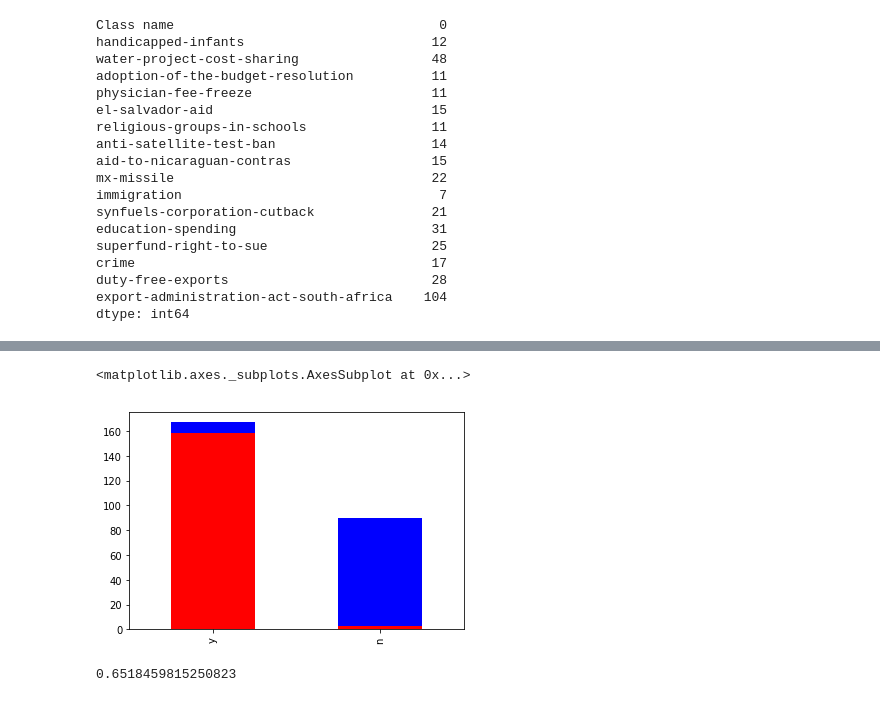
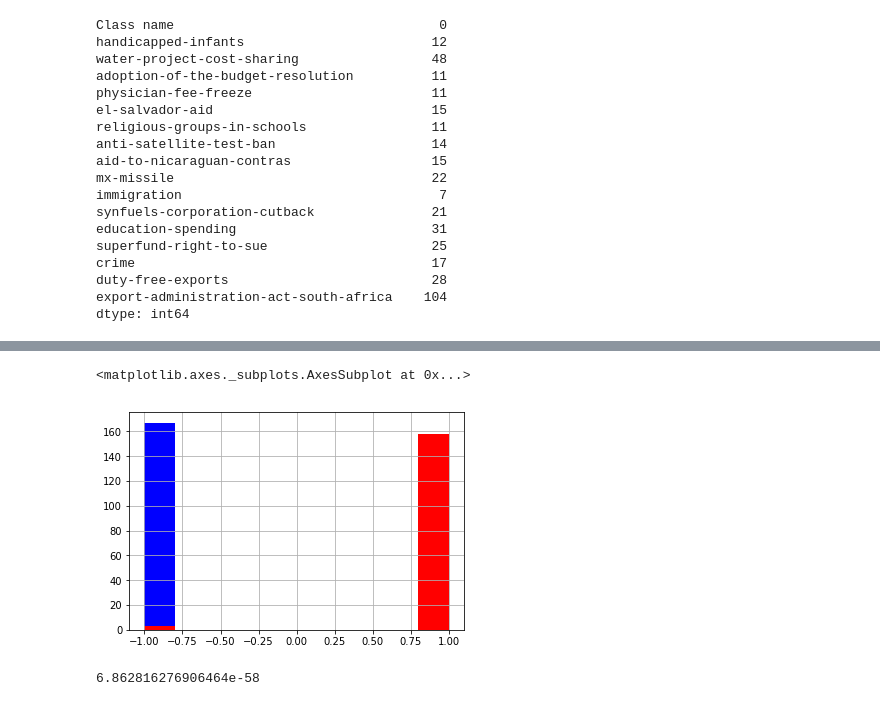
Before and after one commit to bloominstituteoftechnology/DS-Unit-1-Sprint-3-Statistical-Tests-and-Experiments, a Jupyter notebook: module1-statistics-probability-and-inference/LS_DS_131_Statistics_Probability_Assignment.ipynb, the cells around one changed output, grey strips where cells are left out. Drawn from its saved outputs; the diff is of its cells as text; code cells hidden in the pictures.

```diff
--- a/module1-statistics-probability-and-inference/LS_DS_131_Statistics_Probability_Assignment.ipynb
+++ b/module1-statistics-probability-and-inference/LS_DS_131_Statistics_Probability_Assignment.ipynb
@@ -238,14 +255,18 @@ print(pvalue)
-# %%
-dems.crime.dropna().value_counts().plot(kind='bar',color='b')
-reps.crime.dropna().value_counts().plot(kind='bar',color='r')
-# %% [output]
-<matplotlib.axes._subplots.AxesSubplot at 0x...>
-[figure, removed]
+# %%
+# No luck, let's visualize crime, this should suit our purposes better
+
+dems['crime'].hist(color='b')
+reps['crime'].hist(color='r')
+# %% [output]
+<matplotlib.axes._subplots.AxesSubplot at 0x...>
+[figure, added]
 # %%
-# Ok let's test crime
-d_crime = dems.crime.value_counts()
-r_crime = reps.crime.value_counts()
-_, pvalue = ttest_ind(d_crime, r_crime, equal_var=False)
+# Dem mean is negative, while republican mean is positive
+# Republicans support, while democrats don't
+# Let's t-test crime
+d_crime = dems['crime']
+r_crime = reps['crime']
+_, pvalue = ttest_ind(d_crime, r_crime, equal_var=False, nan_policy='omit')
 print(pvalue)
 # %% [output]
-0.6518459815250823
+6.862816276906464e-58
```
Also changed, not shown: parts of 19 cells of this notebook.
